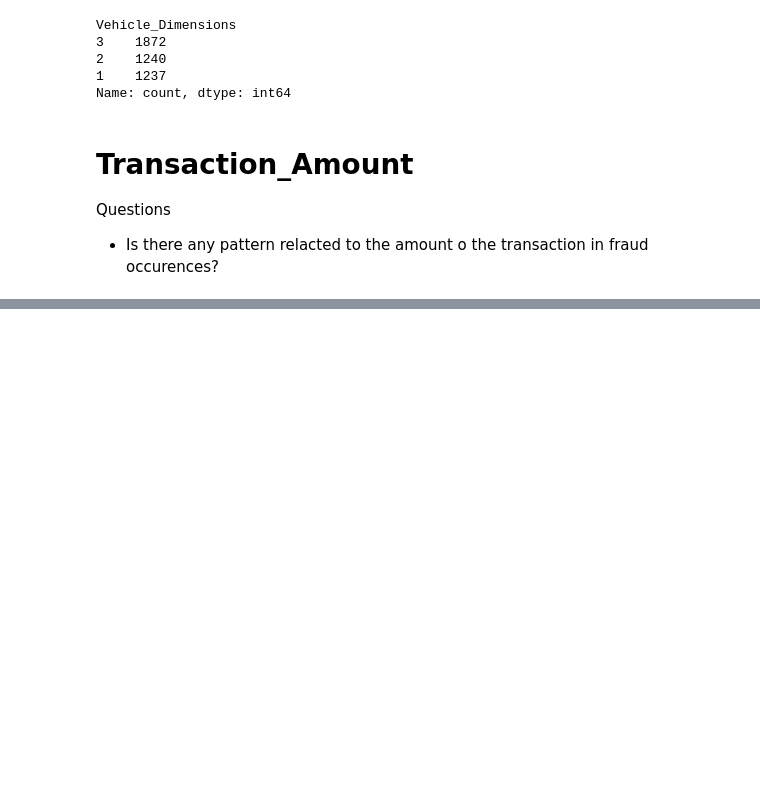
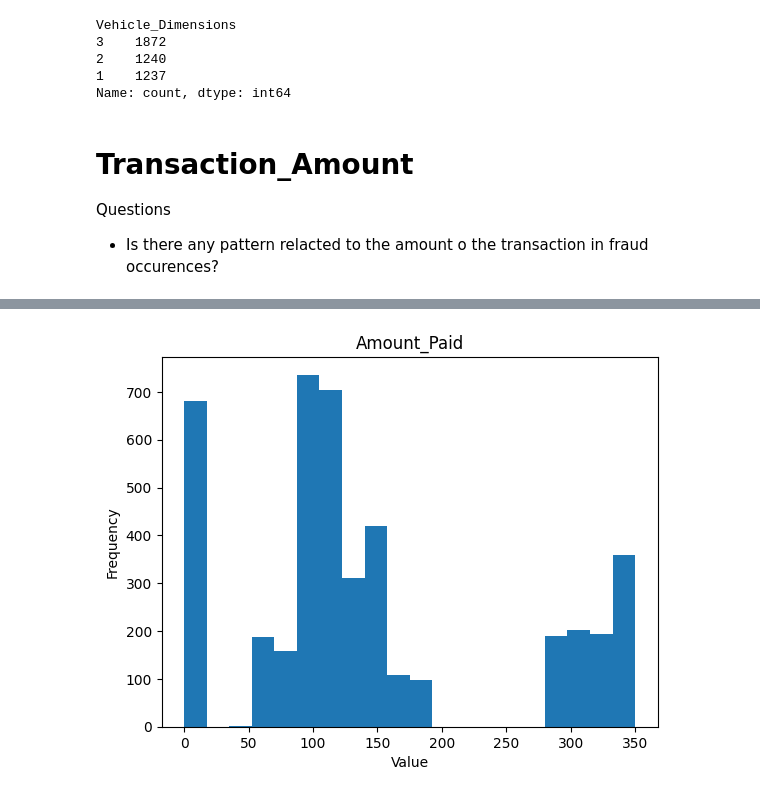
Before and after one commit to barrenha95/maturity_1_local_modularized_deploy, a Jupyter notebook: support_files/analysis.ipynb, the cells around one changed output, grey strips where cells are left out. Drawn from its saved outputs; the diff is of its cells as text; code cells hidden in the pictures; blank space fills up the shorter version.

```diff
--- a/support_files/analysis.ipynb
+++ b/support_files/analysis.ipynb
@@ -303,0 +307,8 @@ Name: count, dtype: int64
+# %%
+plt.hist(X_train['Amount_paid'], bins=20)
+plt.title('Amount_Paid')
+plt.xlabel('Value')
+plt.ylabel('Frequency')
+plt.show()
+# %% [output]
+[figure, added]
```
Also changed, not shown: parts of 17 cells of this notebook, 1 other file.
